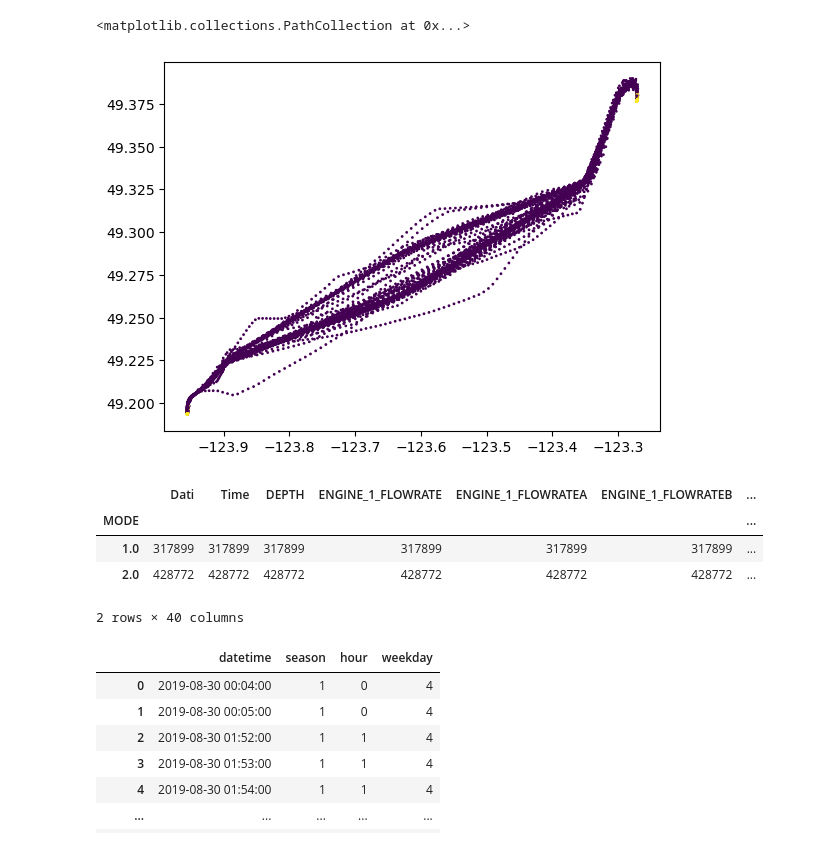
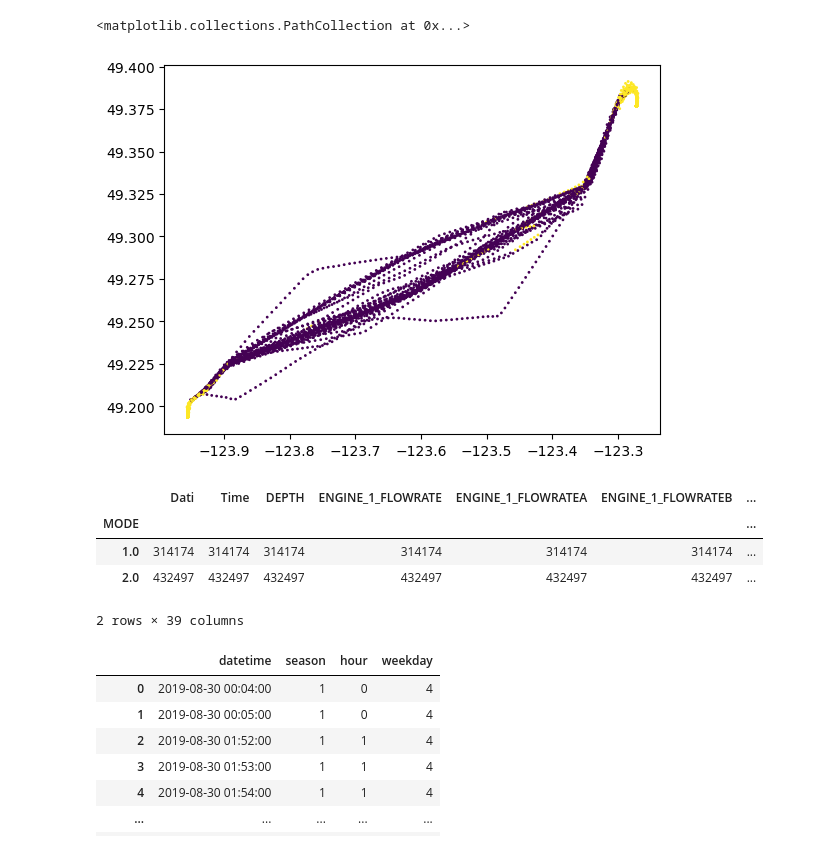
Before and after one commit to pagand/model_optimze_vessel, a Jupyter notebook: Feature/feature_engineering.ipynb, the cells around one changed output. Saved outputs shown, nothing was run; the diff lists cells and outputs as text; code cells hidden in the pictures.

```diff
--- a/Feature/feature_engineering.ipynb
+++ b/Feature/feature_engineering.ipynb
@@ -30,19 +32,20 @@ df.columns, len(df.columns)
 # naive mode definition
 df["POWER_1"] = df["POWER_1"].astype(float)
 df["POWER_2"] = df["POWER_2"].astype(float)
+df["STW"] = df["STW"].astype(float)
+df["STW_diff"] = abs(df["STW"] - df["STW"].shift(periods=-1, fill_value=100))
 
 # MODE for operation mode: 1 for mode1, 2 for mode2, 0 for unknown(power with nan)
 def naive_operation_mode(row):
     if pd.isna(row['POWER_1']) or (pd.isna(row["POWER_2"])):
         return 0
-    elif ((row["POWER_1"]<=800) ^ (row["POWER_2"]<=800)):
+    elif (~((row["POWER_1"]<=800) ^ (row["POWER_2"]<=800))) | (row["STW"]<=16) | (row["STW_diff"]>=1):
+        return 2
+    else:
         return 1
-    else:
-        if (row["STW"]>=8) | (row["DEPTH"]>=0.04):
-            return 1
-        return 2
 
-df["MODE"] = df[["POWER_1", "POWER_2", "STW", "DEPTH"]].apply(naive_operation_mode, axis=1)
+df["MODE"] = df[["POWER_1", "POWER_2", "STW", "STW_diff"]].apply(naive_operation_mode, axis=1)
+df.drop("STW_diff", axis=1, inplace=True)
 # %%
 def correct_mode(row):
     if (row["MODE"]==1):
@@ -56,8 +59,6 @@ def clean_mode(row):
             return row["MODE_up"]
     return row["MODE"]
 
-df["STW"] = df["STW"].astype(float)
-df["DEPTH"] = df["DEPTH"].astype(float)
 df["MODE"] = df[["MODE", "STW", "DEPTH", "trip_id"]].apply(correct_mode,axis=1)
 df["MODE_up"] = df["MODE"].shift(periods=-1)
 df["MODE_down"] = df["MODE"].shift(periods=1)
@@ -66,17 +69,17 @@ df.drop(["MODE_up", "MODE_down"],axis=1, inplace=True)
 # %%
-samples = df.trip_id.sample(200)
+samples = df.trip_id.sample(100)
 plt.scatter(df[df.trip_id.isin(samples)].LONGITUDE, df[df.trip_id.isin(samples)].LATITUDE, c = df[df.trip_id.isin(samples)].MODE, s=1)
 # %% [output]
 <matplotlib.collections.PathCollection at 0x...>
-[figure, old version]
+[figure, new version]
 # %%
 df.groupby("MODE").count()
 # %% [output]
 |  | Dati | Time | DEPTH | ENGINE_1_FLOWRATE | ENGINE_1_FLOWRATEA | ENGINE_1_FLOWRATEB | ... |
 | MODE |  |  |  |  |  |  | ... |
-| 1.0 | 317899 | 317899 | 317899 | 317899 | 317899 | 317899 | ... |
-| 2.0 | 428772 | 428772 | 428772 | 428772 | 428772 | 428772 | ... |
+| 1.0 | 314174 | 314174 | 314174 | 314174 | 314174 | 314174 | ... |
+| 2.0 | 432497 | 432497 | 432497 | 432497 | 432497 | 432497 | ... |
-2 rows × 40 columns
+2 rows × 39 columns
 # %%
 # from the Dati variable, get the corresponding season code, hour, and day of the week
 def get_dt_info(minute, starting_dt):
```
Also changed, not shown: parts of 5 cells of this notebook, 3 other files.
